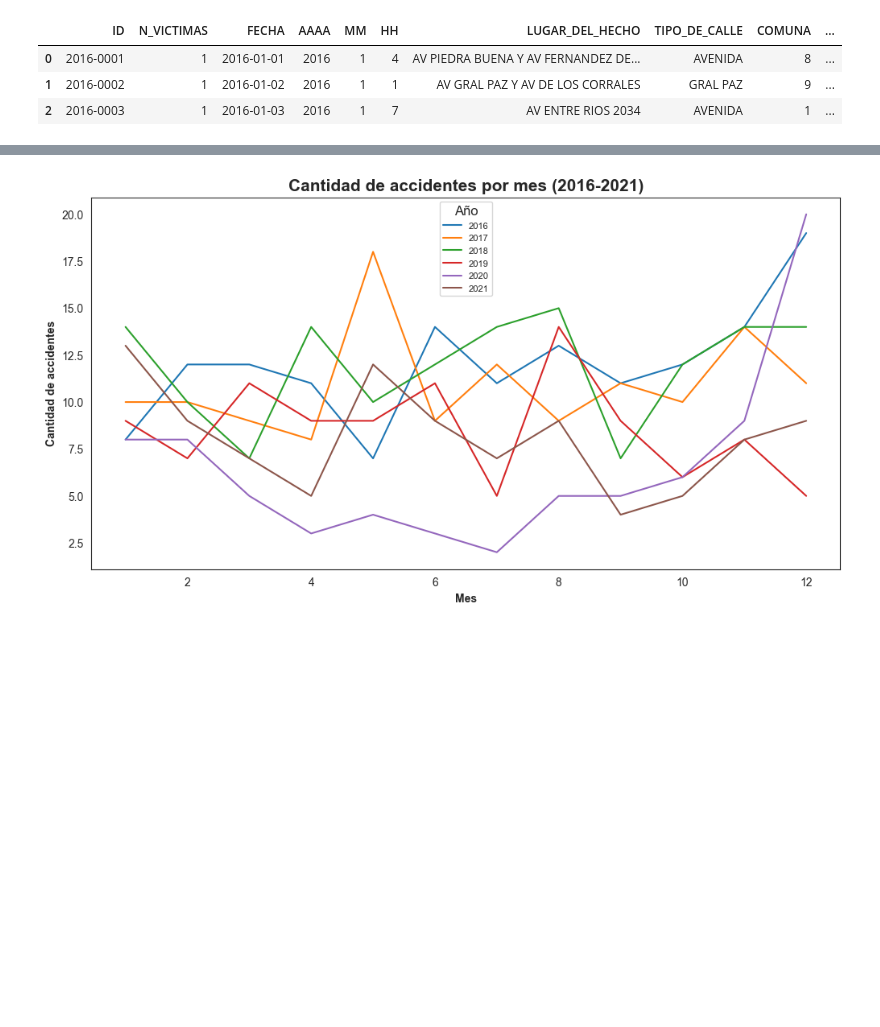
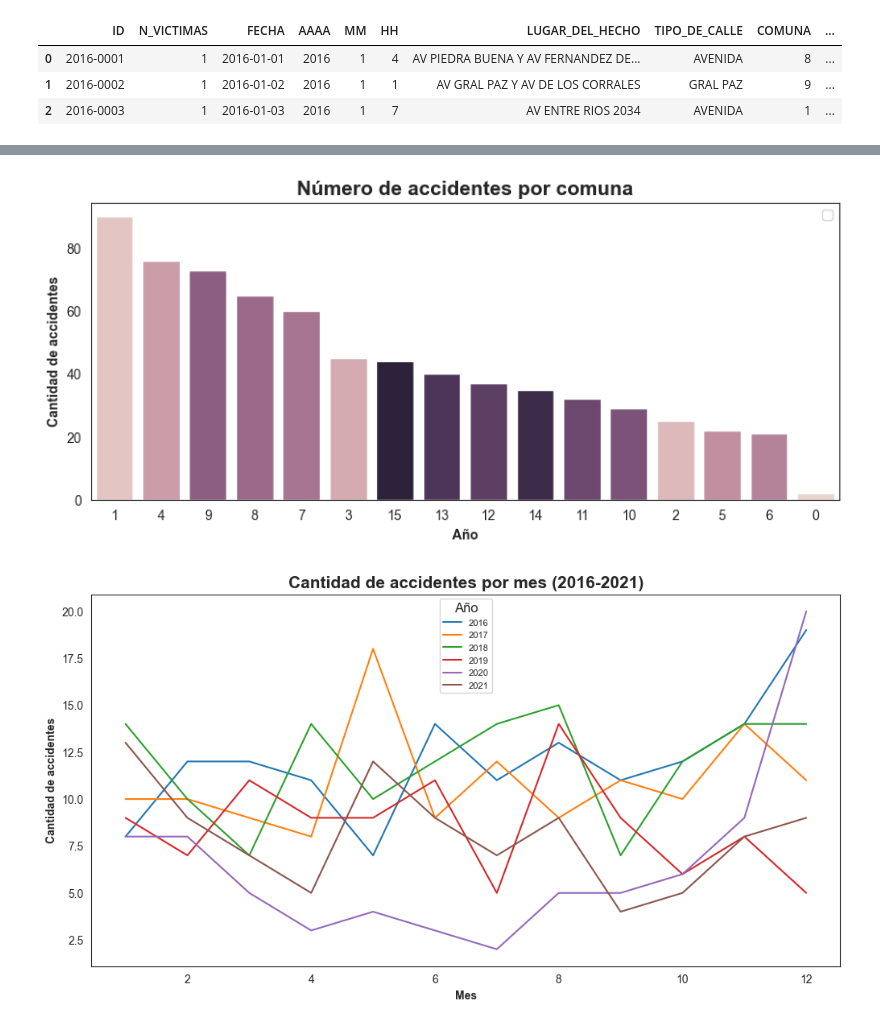
Before and after one commit to JuankTS/Proyecto_Individual_2_Data_Analytics, a Jupyter notebook: EDA.ipynb, the cells around one changed output, grey strips where cells are left out. Saved outputs shown, nothing was run; the diff lists cells and outputs as text; code cells hidden in the pictures; blank space fills up the shorter version.

```diff
--- a/EDA.ipynb
+++ b/EDA.ipynb
@@ -77,3 +105,28 @@ Passing `palette` without assigning `hue` is deprecated and will be removed in v
+# %%
+# Para este gráficos necesitaremos hacer unas agrupaciones con los datos orignales
+# Para ello creamo una variable que nos abrupe las observaciones por comuna usando el método .groupby()
+# Y una vez agrupadas contamos la cantidad de accidentes y creamos una columna con ese dato
+comunas= hechos.groupby('COMUNA').agg(N_accidentes=('N_VICTIMAS','size')).reset_index()
+comunas = comunas.sort_values(by='N_accidentes', ascending=False)
+
+# Definimos las dimensiones del gráfico
+plt.figure(figsize=(10, 4))
+
+# Seleccionamos El tipo de grafico a usar
+# Usamos un barplot que com eje 'x' tiene las comunas y como eje 'y' la cantidad de accidentes
+# Ordenamos de manera asceniente la comunas basándose en el número de accidentes
+sns.barplot(data= comunas, x= 'COMUNA', y='N_accidentes', hue='COMUNA', order=comunas['COMUNA'])
+
+# Definimos las etiquetas
+plt.xlabel('Año',fontweight='bold')
+plt.legend("")
+plt.ylabel('Cantidad de accidentes',fontweight='bold')
+plt.title('Número de accidentes por comuna',fontsize=15, fontweight='bold')
+
+# Mostramos el gráfico
+plt.show()
+# %% [output]
+[figure, added]
 # %%
 # Creamos un DataFrame que nos muestre los accidendes por año y mes
 fecha_mes = hechos.groupby(['AAAA', 'MM']).agg(accidentes=('MM', 'size')).reset_index()
```
Also changed, not shown: parts of 40 cells of this notebook, 5 other files.
